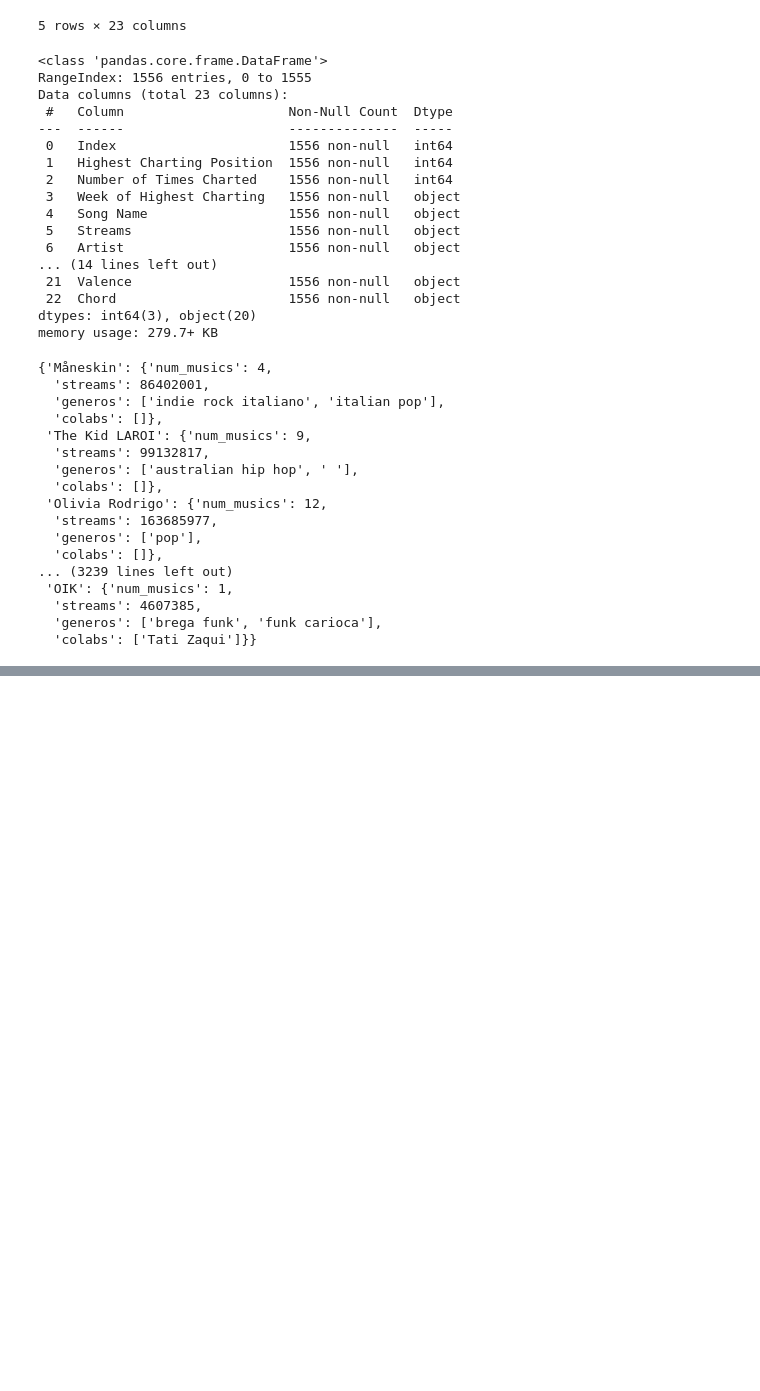
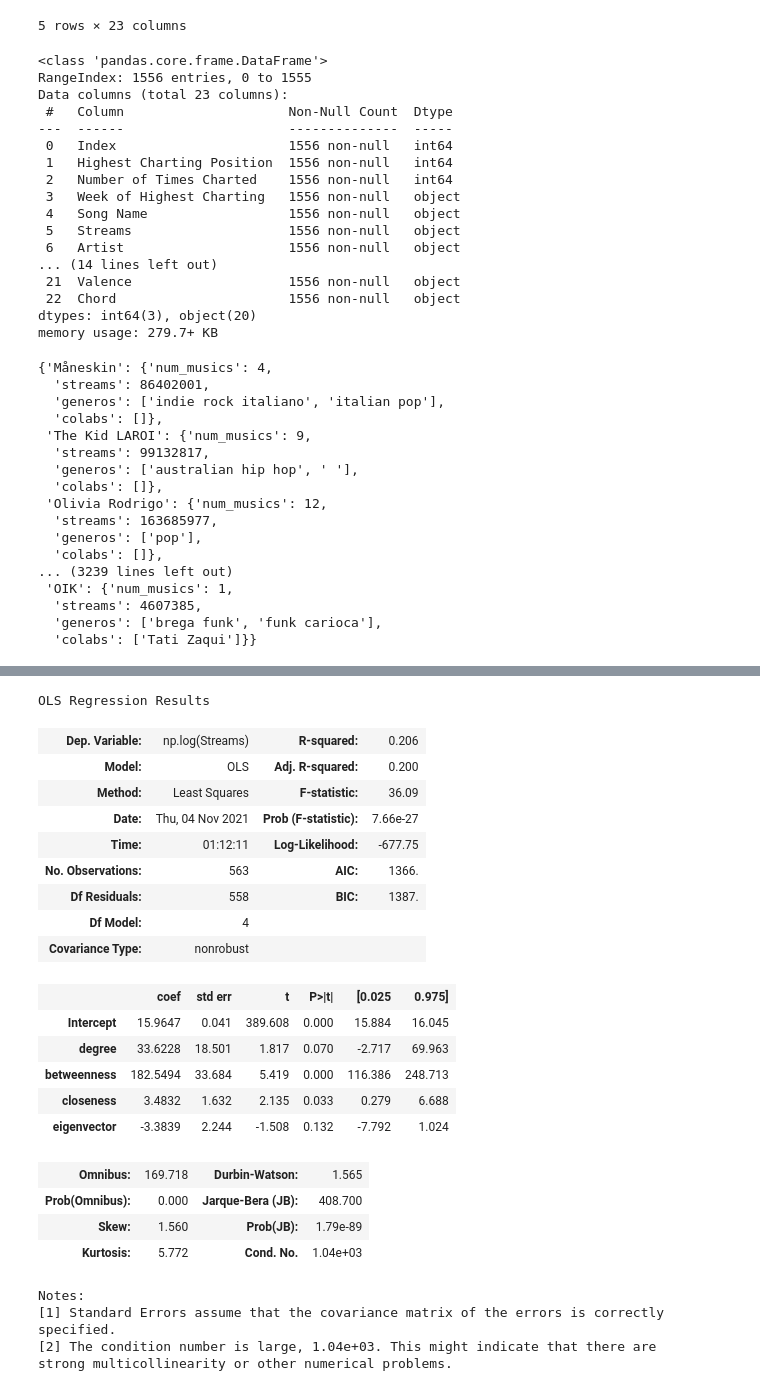
Before and after one commit to hashiprobr-classroom/parte-tecnica-do-projeto-wisteria1, a Jupyter notebook: notebooks/Spotify Top 200.ipynb, the cells around one changed output, grey strips where cells are left out. Saved outputs shown, nothing was run; the diff lists cells and outputs as text; code cells hidden in the pictures; blank space fills up the shorter version.

```diff
--- a/notebooks/Spotify Top 200.ipynb
+++ b/notebooks/Spotify Top 200.ipynb
@@ -295,0 +254,32 @@ linear_resplot(result)
+# %%
+import statsmodels.formula.api as smf
+
+#Utilizamos as 4 centralidades pois assim obtivemos o Maior valor de Rquadrado para nosso modelo de 20%
+model = smf.ols(data=df, formula='np.log(Streams) ~ degree + betweenness + closeness + eigenvector') # Streams é explicada pelas centralidades?
+result = model.fit()
+result.summary()
+# %% [output]
+OLS Regression Results
+| Dep. Variable: | np.log(Streams) | R-squared: | 0.206 |
+| Model: | OLS | Adj. R-squared: | 0.200 |
+| Method: | Least Squares | F-statistic: | 36.09 |
+| Date: | Thu, 04 Nov 2021 | Prob (F-statistic): | 7.66e-27 |
+| Time: | 01:12:11 | Log-Likelihood: | -677.75 |
+| No. Observations: | 563 | AIC: | 1366. |
+| Df Residuals: | 558 | BIC: | 1387. |
+| Df Model: | 4 |  |  |
+| Covariance Type: | nonrobust |  |  |
+|  | coef | std err | t | P>|t| | [0.025 | 0.975] |
+| Intercept | 15.9647 | 0.041 | 389.608 | 0.000 | 15.884 | 16.045 |
+| degree | 33.6228 | 18.501 | 1.817 | 0.070 | -2.717 | 69.963 |
+| betweenness | 182.5494 | 33.684 | 5.419 | 0.000 | 116.386 | 248.713 |
+| closeness | 3.4832 | 1.632 | 2.135 | 0.033 | 0.279 | 6.688 |
+| eigenvector | -3.3839 | 2.244 | -1.508 | 0.132 | -7.792 | 1.024 |
+| Omnibus: | 169.718 | Durbin-Watson: | 1.565 |
+| Prob(Omnibus): | 0.000 | Jarque-Bera (JB): | 408.700 |
+| Skew: | 1.560 | Prob(JB): | 1.79e-89 |
+| Kurtosis: | 5.772 | Cond. No. | 1.04e+03 |
+Notes:
+[1] Standard Errors assume that the covariance matrix of the errors is correctly specified.
+[2] The condition number is large, 1.04e+03. This might indicate that there are
+strong multicollinearity or other numerical problems.
```
Also changed, not shown: parts of 25 cells of this notebook, 2 other files.
